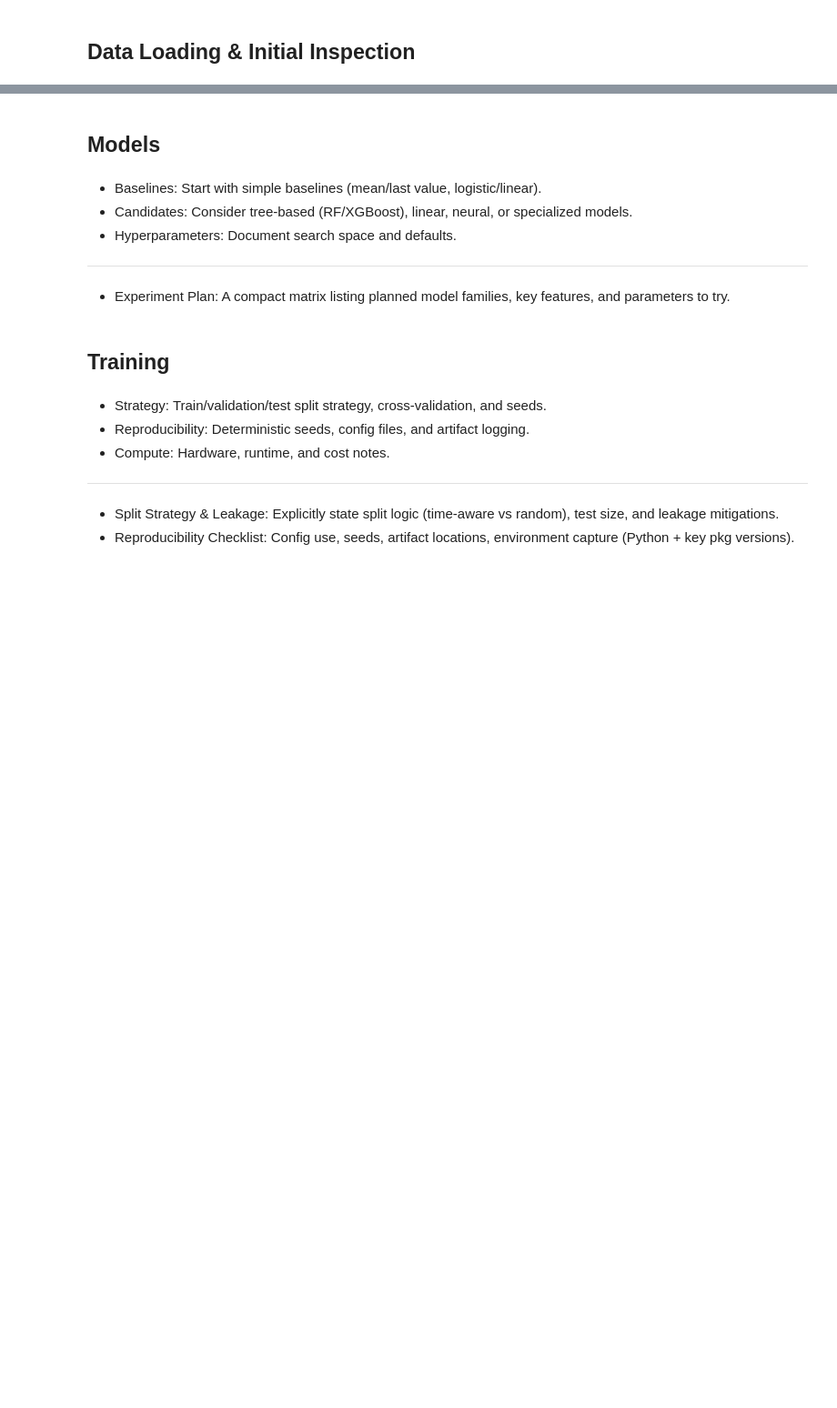
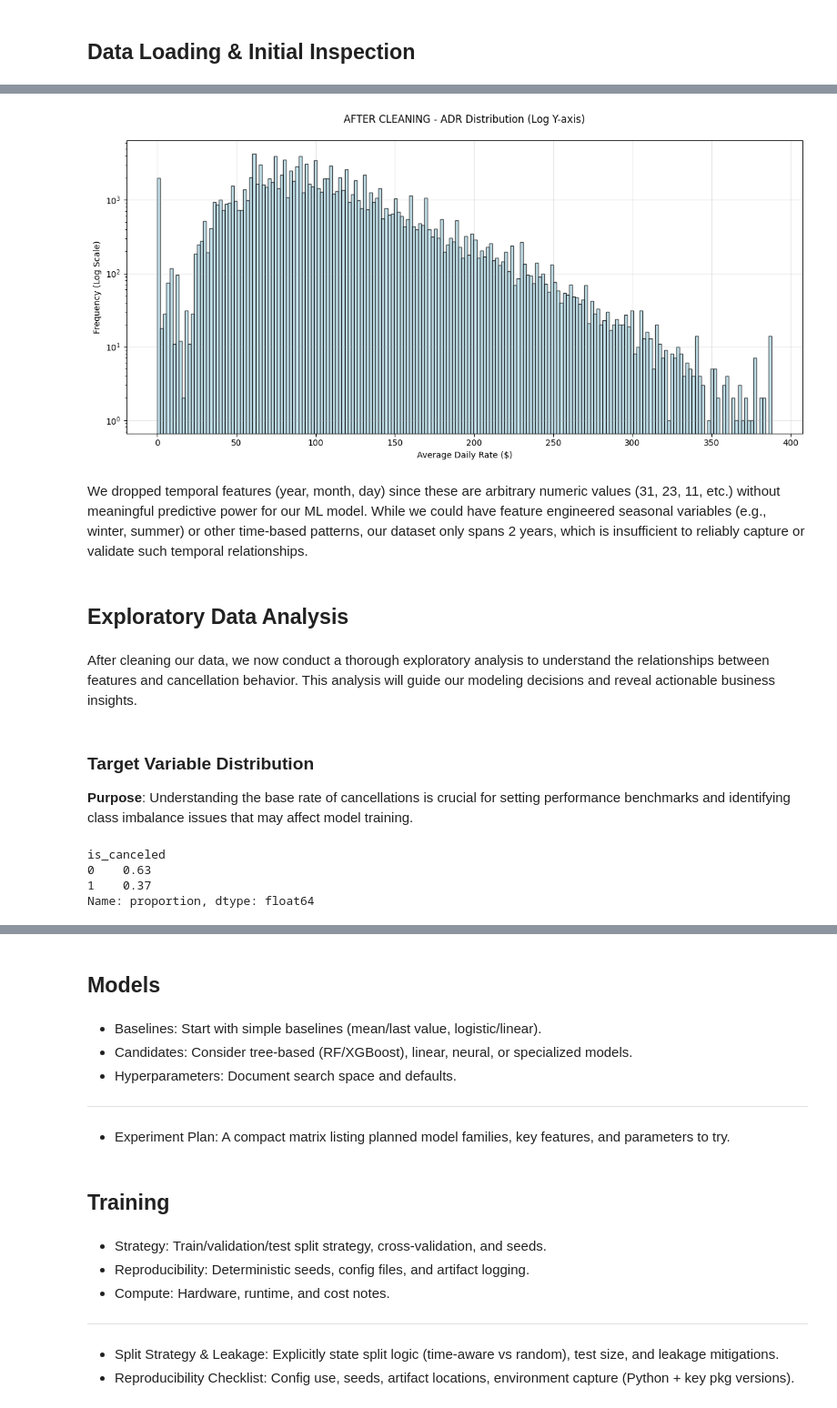
Before and after one commit to tgrytnes/Hotel_Cancellation_Risk, a Jupyter notebook: notebooks/main.ipynb, the cells around one changed output, grey strips where cells are left out. Shown at 91% size. Saved outputs shown, nothing was run; the diff lists cells and outputs as text; code cells hidden in the pictures; blank space fills up the shorter version.

```diff
--- a/notebooks/main.ipynb
+++ b/notebooks/main.ipynb
@@ -160,0 +145,5 @@ Error:
+# %%
+df_cleaned = df.copy()
+df_cleaned['children'] = df_cleaned['children'].fillna(0)
+df_cleaned['agent'] = df_cleaned['agent'].fillna(0)
+df_cleaned['company'] = df_cleaned['company'].fillna(0)
@@ -160,0 +167,2 @@ Error:
+# %%
+df_cleaned['country'] = df_cleaned['country'].fillna('Unknown')
@@ -160,0 +181,8 @@ Error:
+# %%
+df_cleaned = df_cleaned.drop(columns=['reservation_status', 'reservation_status_date', 'deposit_type'])
+
+# Remove undefined entries
+df_cleaned = df_cleaned[
+    ~df_cleaned['market_segment'].isin(['Undefined']) &
+    ~df_cleaned['distribution_channel'].isin(['Undefined'])
+]
@@ -160,0 +225,22 @@ Error:
+# %%
+df_cleaned = df_cleaned[df_cleaned['adr'] >= 0]  # Remove negative ADR
+cap_value = df['adr'].quantile(0.9999)
+df_cleaned['adr'] = df_cleaned['adr'].clip(upper=cap_value)
+# %%
+import matplotlib.pyplot as plt
+# Histogram with linear x-axis and log y-axis
+fig, ax = plt.subplots(figsize=(12, 6))
+ax.hist(df_cleaned['adr'], bins=200, edgecolor='black', alpha=0.7, color='lightblue')
+ax.set_yscale('log')  # Log scale on y-axis only
+ax.set_title('ADR Distribution - ALL DATA (Log Y-axis)')
+ax.set_xlabel('Average Daily Rate ($)')
+ax.set_ylabel('Frequency (Log Scale)')
+ax.grid(True, alpha=0.3)
+
+# Add title with key stats
+ax.set_title(f'AFTER CLEANING - ADR Distribution (Log Y-axis)\n')
+
+plt.tight_layout()
+plt.show()
+# %% [output]
+[figure, added]
@@ -160,0 +249,16 @@ Error:
+# %% [markdown]
+We dropped temporal features (year, month, day) since these are arbitrary numeric values (31, 23, 11, etc.) without meaningful predictive power for our ML model. While we could have feature engineered seasonal variables (e.g., winter, summer) or other time-based patterns, our dataset only spans 2 years, which is insufficient to reliably capture or validate such temporal relationships.
+# %% [markdown]
+## Exploratory Data Analysis
+# %% [markdown]
+After cleaning our data, we now conduct a thorough exploratory analysis to understand the relationships between features and cancellation behavior. This analysis will guide our modeling decisions and reveal actionable business insights.
+# %% [markdown]
+### Target Variable Distribution
+**Purpose**: Understanding the base rate of cancellations is crucial for setting performance benchmarks and identifying class imbalance issues that may affect model training.
+# %%
+print(df_cleaned['is_canceled'].value_counts(normalize=True).round(3))
+# %% [output]
+is_canceled
+0    0.63
+1    0.37
+Name: proportion, dtype: float64
```
Also changed, not shown: parts of 40 cells of this notebook, 24 other files.
